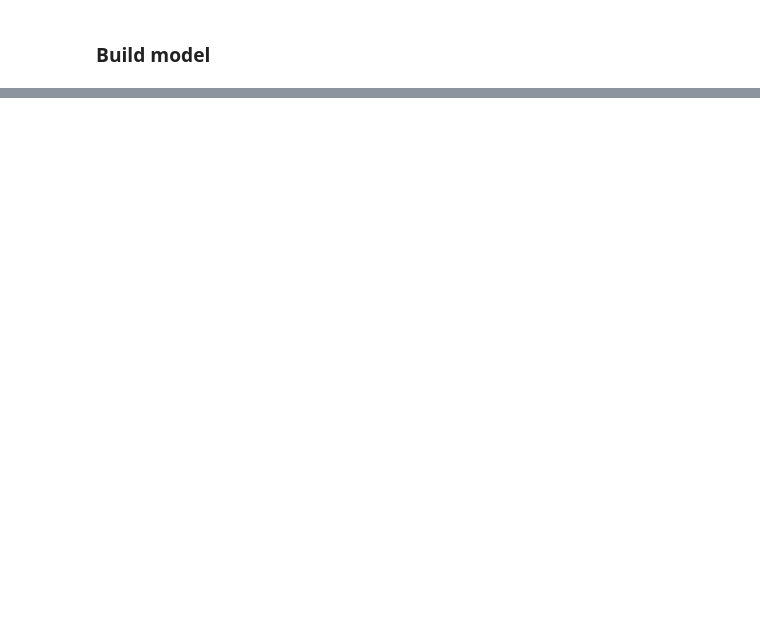
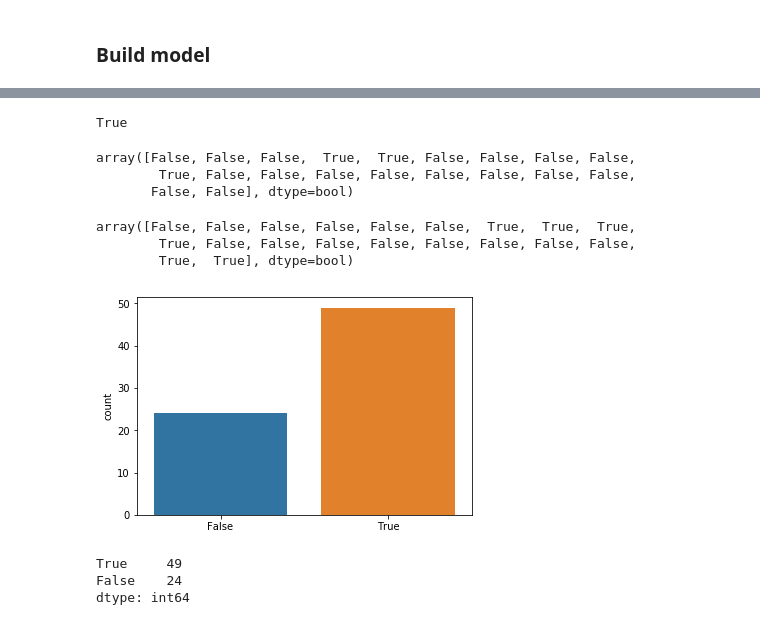
Before and after one commit to minimalgeek/DeepLearning, a Jupyter notebook: Stock/notebooks/Trade prediction/10_SPY_gapclose_patterns_percentage.ipynb, the cells around one changed output, grey strips where cells are left out. Saved outputs shown, nothing was run; the diff lists cells and outputs as text; code cells hidden in the pictures; blank space fills up the shorter version.

```diff
--- a/Stock/notebooks/Trade prediction/10_SPY_gapclose_patterns_percentage.ipynb
+++ b/Stock/notebooks/Trade prediction/10_SPY_gapclose_patterns_percentage.ipynb
@@ -191,0 +210,2 @@ sns.distplot(y)
+# %%
+y = np.hstack((y, 1 - y))
@@ -216,7 +261,7 @@ model.compile(optimizer=Adam(),
               metrics=['accuracy'])
 # %%
-model.fit(X_train.values, y_train.values,
-          validation_data=(X_test.values, y_test.values),
+model.fit(X_train.values, y_train,
+          validation_data=(X_test.values, y_test),
           epochs=3000,
           batch_size=256,
           verbose=2)
@@ -246,0 +316,28 @@ model.evaluate(X_test.values, y_test.values, verbose=3)
+# %%
+np.all((predicted[:,0] > 0.9) == (predicted[:,1] < 0.1))
+# %% [output]
+True
+# %%
+predicted_ups = predicted[:,0] > 0.98
+predicted_ups[:20]
+# %% [output]
+array([False, False, False,  True,  True, False, False, False, False,
+        True, False, False, False, False, False, False, False, False,
+       False, False], dtype=bool)
+# %%
+real_ups = y_test[:,0]==1
+real_ups[:20]
+# %% [output]
+array([False, False, False, False, False, False,  True,  True,  True,
+        True, False, False, False, False, False, False, False, False,
+        True,  True], dtype=bool)
+# %%
+ax = sns.countplot(real_ups[predicted_ups])
+# %% [output]
+[figure, added]
+# %%
+pd.value_counts(real_ups[predicted_ups])
+# %% [output]
+True     49
+False    24
+dtype: int64
```
Also changed, not shown: parts of 17 cells of this notebook, 14 other files.
